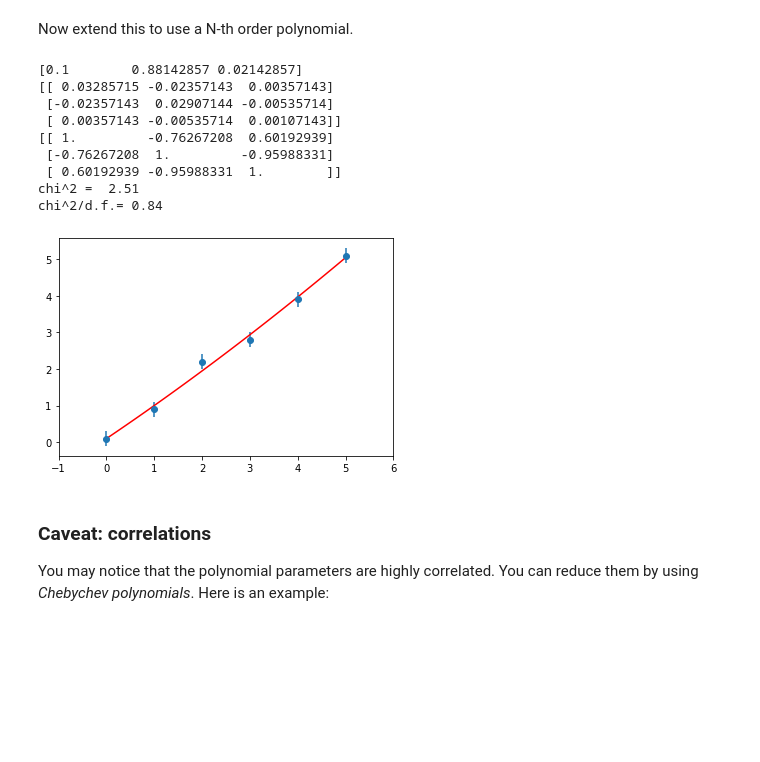
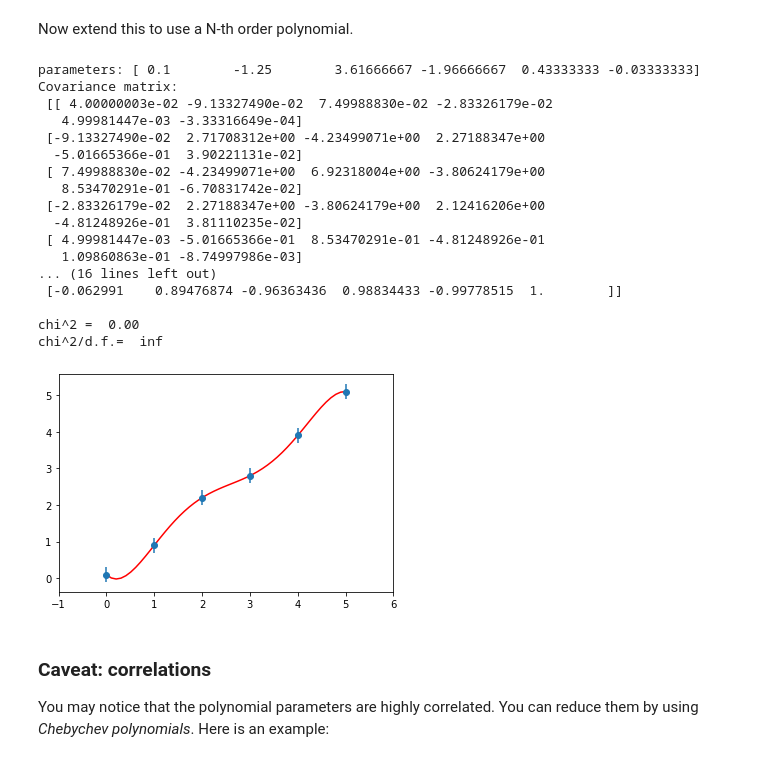
Before and after one commit to ds-connectors/Physics-88-SP22, a Jupyter notebook: Week07/L05/Lecture05.ipynb, the cells around one changed output. Saved outputs shown, nothing was run; the diff lists cells and outputs as text; code cells hidden in the pictures; blank space fills up the shorter version.

```diff
--- a/Week07/L05/Lecture05.ipynb
+++ b/Week07/L05/Lecture05.ipynb
@@ -74,8 +75,9 @@ Standard deviation =  23.7
 # %% [markdown]
 Example of a Poisson process
 # %%
-x = np.loadtxt('sample_merged.dat',unpack=True)
-#x = np.concatenate((x1,x2))
+#x = np.loadtxt('sample_merged.dat',unpack=True)
+x1,x2 = np.loadtxt('sample.dat',unpack=True)
+x = np.concatenate((x1,x2))
 #x = x1.copy()
 
 N = len(x)
@@ -323,47 +325,57 @@ def modelN(*arg):
     N = len(arg)-1
     sum = arg[1]
     for i in range(1,N):
         sum += arg[i+1]*x**i
     return sum
 
-N=2   # poly degree
+N=5   # poly degree
 par0    = np.zeros(N+1)
 par[1]=1
 par, cov = fitter.curve_fit(modelN, xdata, ydata, p0=par0, sigma=sigma,absolute_sigma=True)
-print (par)
-print (cov)
+print ('parameters:',par)
+print ('Covariance matrix:\n',cov,'\n')
+for i in range(0,N+1):
+    print('p{index:1d}={val:6.3f} +/- {err:5.3f}'.format(index=i,val=par[i],err=np.sqrt(cov[i,i])))
 
 corr = cov.copy() # copy shape
 # compute correlation matrix
 for i in range(len(par)):
     for j in range(len(par)):
         corr[i,j] = cov[i,j]/np.sqrt(cov[i,i]*cov[j,j])
 
-print (corr)
+print ('\nCorrelation matrix:\n',corr,'\n')
 
 # compute reduced chi2
 chi_squared = np.sum(((modelN(xdata, *par)-ydata)/sigma)**2)
 reduced_chi_squared = (chi_squared)/(len(xdata)-len(par))
 print ('chi^2 = {0:5.2f}'.format(chi_squared))
 print ('chi^2/d.f.={0:5.2f}'.format(reduced_chi_squared))
 
 # overlay plot over data
 plt.errorbar(xdata, ydata, xerr=0, yerr=sigma, fmt='o')
 plt.xlim(-1,6)
 xfit = np.linspace(0,5,50)
 plt.plot(xfit,modelN(xfit,*par),'r-')
 plt.show()
 # %% [output]
-[0.1        0.88142857 0.02142857]
-[[ 0.03285715 -0.02357143  0.00357143]
- [-0.02357143  0.02907144 -0.00535714]
- [ 0.00357143 -0.00535714  0.00107143]]
-[[ 1.         -0.76267208  0.60192939]
- [-0.76267208  1.         -0.95988331]
- [ 0.60192939 -0.95988331  1.        ]]
-chi^2 =  2.51
-chi^2/d.f.= 0.84
+parameters: [ 0.1        -1.25        3.61666667 -1.96666667  0.43333333 -0.03333333]
+Covariance matrix:
+ [[ 4.00000003e-02 -9.13327490e-02  7.49988830e-02 -2.83326179e-02
+   4.99981447e-03 -3.33316649e-04]
+ [-9.13327490e-02  2.71708312e+00 -4.23499071e+00  2.27188347e+00
+  -5.01665366e-01  3.90221131e-02]
+ [ 7.49988830e-02 -4.23499071e+00  6.92318004e+00 -3.80624179e+00
+   8.53470291e-01 -6.70831742e-02]
+ [-2.83326179e-02  2.27188347e+00 -3.80624179e+00  2.12416206e+00
+  -4.81248926e-01  3.81110235e-02]
+ [ 4.99981447e-03 -5.01665366e-01  8.53470291e-01 -4.81248926e-01
+   1.09860863e-01 -8.74997986e-03]
+... (16 lines left out)
+ [-0.062991    0.89476874 -0.96363436  0.98834433 -0.99778515  1.        ]]
+
+chi^2 =  0.00
+chi^2/d.f.=  inf
-[figure, old version]
+[figure, new version]
 # %% [markdown]
 ### Caveat: correlations
 
```
Also changed, not shown: parts of 11 cells of this notebook, 3 other files.
